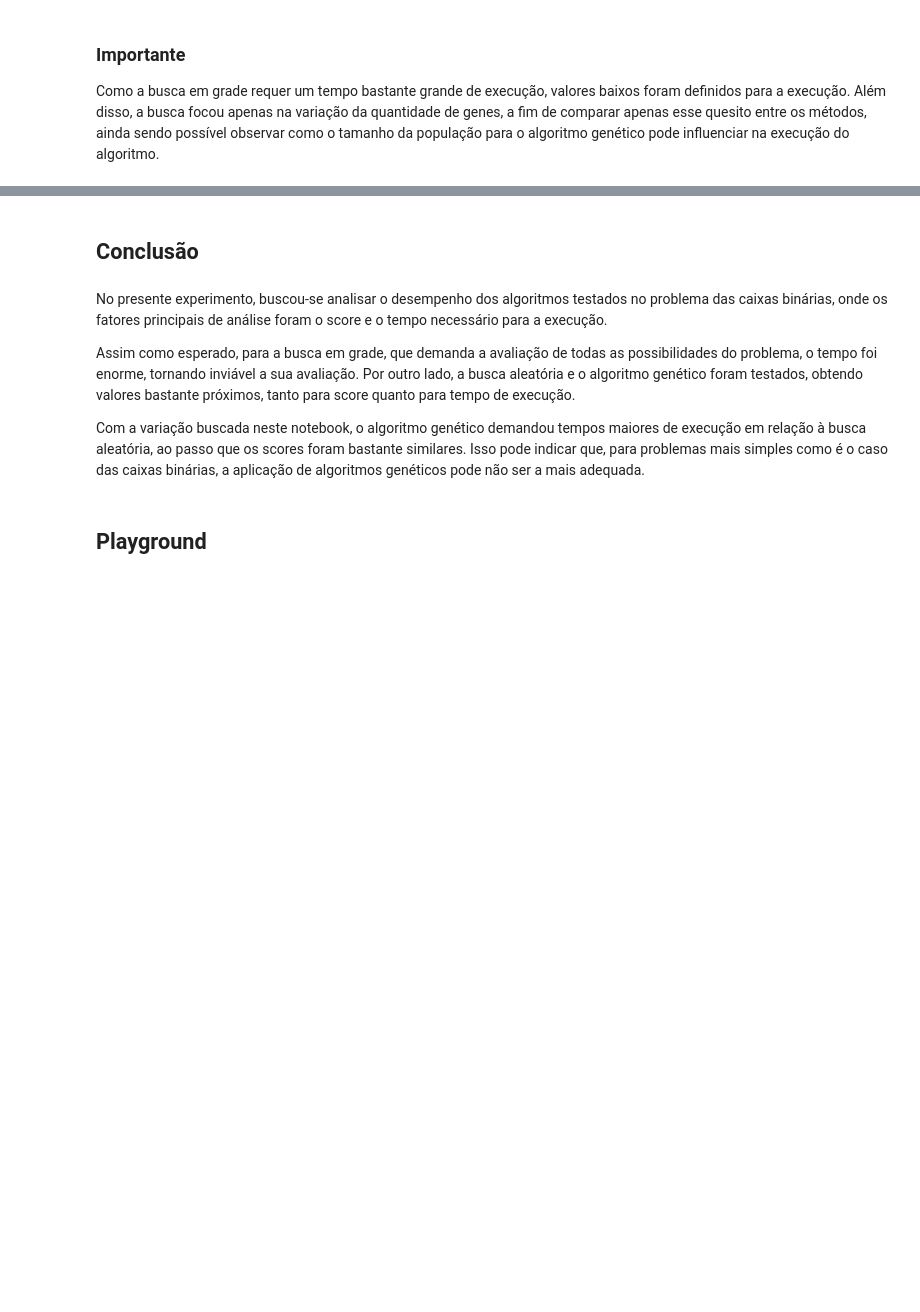
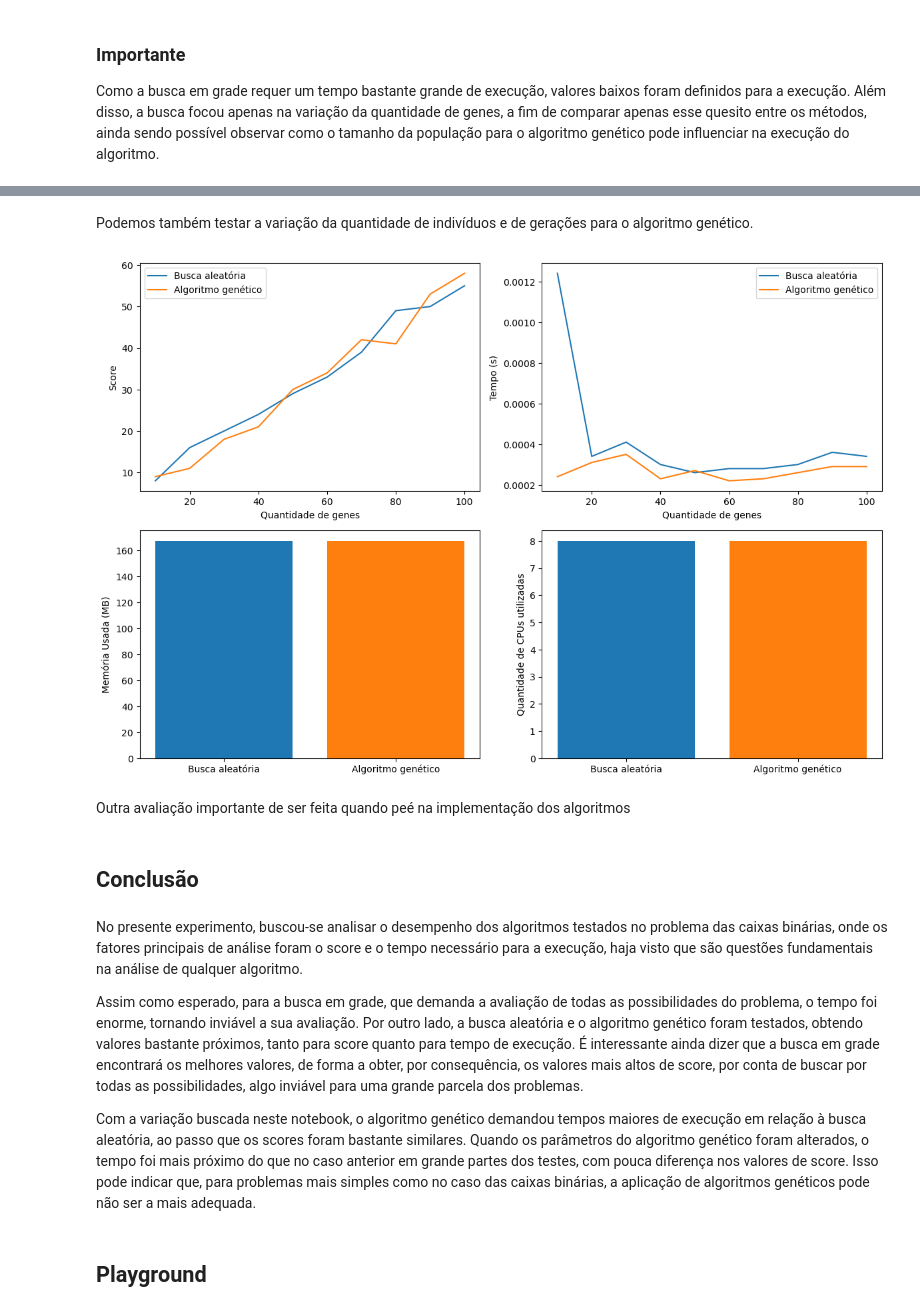
Before and after one commit to pedrozanineli/rnag, a Jupyter notebook: AlgoritmosGeneticos/experimento GA.02 - performance caixas binarias.ipynb, the cells around one changed output, grey strips where cells are left out. Cells and saved outputs as stored; diff of their text form; code cells hidden in the pictures; blank space fills up the shorter version.

```diff
--- a/AlgoritmosGeneticos/experimento GA.02 - performance caixas binarias.ipynb
+++ b/AlgoritmosGeneticos/experimento GA.02 - performance caixas binarias.ipynb
@@ -202,11 +242,77 @@ plt.show()
+# %% [markdown]
+Podemos também testar a variação da quantidade de indivíduos e de gerações para o algoritmo genético.
+# %%
+ba, ag = [], []
+
+# Constantes
+
+NUM_GERACOES = 3
+CHANCE_CRUZAMENTO = 0.3
+CHANCE_MUTACAO = 0.01
+
+lista_tamanhos = [5]
+lista_ngenes = range(10,1000,10)
+
+for TAMANHO_POP, N_GENES in itertools.product(lista_tamanhos,lista_ngenes):
+    tempo, score, memoria, cpus = busca_aleatoria()
+    ba.append([TAMANHO_POP,N_GENES,tempo,score,memoria, cpus])
+
+    tempo, score, memoria, cpus = algoritmo_genetico()
+    ag.append([TAMANHO_POP,N_GENES,tempo,score,memoria,cpus])
+
+ba_df = pd.DataFrame(ba, columns = ['Tamanho Pop','N Genes','Tempo','Score','Memória Usada','CPU'])
+ag_df = pd.DataFrame(ag, columns = ['Tamanho Pop','N Genes','Tempo','Score','Memória Usada','CPU'])
+
+ba_df_genes = ba_df.iloc[:10,1:]
+ag_df_genes = ag_df.iloc[:10,1:]
+
+fig = plt.figure(figsize=(12,8))
+
+fig.add_subplot(2,2,1)
+
+plt.plot(np.array(ba_df_genes['N Genes']),np.array(ba_df_genes['Score']),label='Busca aleatória')
+plt.plot(np.array(ag_df_genes['N Genes']),np.array(ag_df_genes['Score']),label='Algoritmo genético')
+
+plt.xlabel('Quantidade de genes')
+plt.ylabel('Score')
+plt.legend()
+
+fig.add_subplot(2,2,2)
+
+plt.plot(np.array(ba_df_genes['N Genes']),np.array(ba_df_genes['Tempo']),label='Busca aleatória')
+plt.plot(np.array(ag_df_genes['N Genes']),np.array(ag_df_genes['Tempo']),label='Algoritmo genético')
+
+plt.xlabel('Quantidade de genes')
+plt.ylabel('Tempo (s)')
+plt.legend()
+
+fig.add_subplot(2,2,3)
+
+plt.bar('Busca aleatória',ba_df_genes['Memória Usada'])
+plt.bar('Algoritmo genético',ag_df_genes['Memória Usada'])
+plt.ylabel('Memória Usada (MB)')
+
+fig.add_subplot(2,2,4)
+
+plt.bar('Busca aleatória',ba_df_genes['CPU'])
+plt.bar('Algoritmo genético',ag_df_genes['CPU'])
+plt.ylabel('Quantidade de CPUs utilizadas')
+
+plt.tight_layout()
+
+plt.show()
+# %% [output]
+[figure, added]
+# %% [markdown]
+Outra avaliação importante de ser feita quando peé na implementação dos algoritmos
 # %% [markdown]
 ## Conclusão
 # %% [markdown]
-No presente experimento, buscou-se analisar o desempenho dos algoritmos testados no problema das caixas binárias, onde os fatores principais de análise foram o score e o tempo necessário para a execução.
+No presente experimento, buscou-se analisar o desempenho dos algoritmos testados no problema das caixas binárias, onde os fatores principais de análise foram o score e o tempo necessário para a execução, haja visto que são questões fundamentais na análise de qualquer algoritmo.
 
-Assim como esperado, para a busca em grade, que demanda a avaliação de todas as possibilidades do problema, o tempo foi enorme, tornando inviável a sua avaliação. Por outro lado, a busca aleatória e o algoritmo genético foram testados, obtendo valores bastante próximos, tanto para score quanto para tempo de execução.
+Assim como esperado, para a busca em grade, que demanda a avaliação de todas as possibilidades do problema, o tempo foi enorme, tornando inviável a sua avaliação. Por outro lado, a busca aleatória e o algoritmo genético foram testados, obtendo valores bastante próximos, tanto para score quanto para tempo de execução. É interessante ainda dizer que a busca em grade encontrará os melhores valores, de forma a obter, por consequência, os valores mais altos de score, por conta de buscar por todas as possibilidades, algo inviável para uma grande parcela dos problemas.
 
-Com a variação buscada neste notebook, o algoritmo genético demandou tempos maiores de execução em relação à busca aleatória, ao passo que os scores foram bastante similares. Isso pode indicar que, para problemas mais simples como é o caso das caixas binárias, a aplicação de algoritmos genéticos pode não ser a mais adequada.
+Com a variação buscada neste notebook, o algoritmo genético demandou tempos maiores de execução em relação à busca aleatória, ao passo que os scores foram bastante similares. Quando os parâmetros do algoritmo genético foram alterados, o tempo foi mais próximo do que no caso anterior em grande partes dos testes, com pouca diferença nos valores de score. Isso pode indicar que, para problemas mais simples como no caso das caixas binárias, a aplicação de algoritmos genéticos pode não ser a mais adequada.
 # %% [markdown]
 ## Playground
 # %% [markdown]
```
Also changed, not shown: parts of 10 cells of this notebook, 6 other files.
